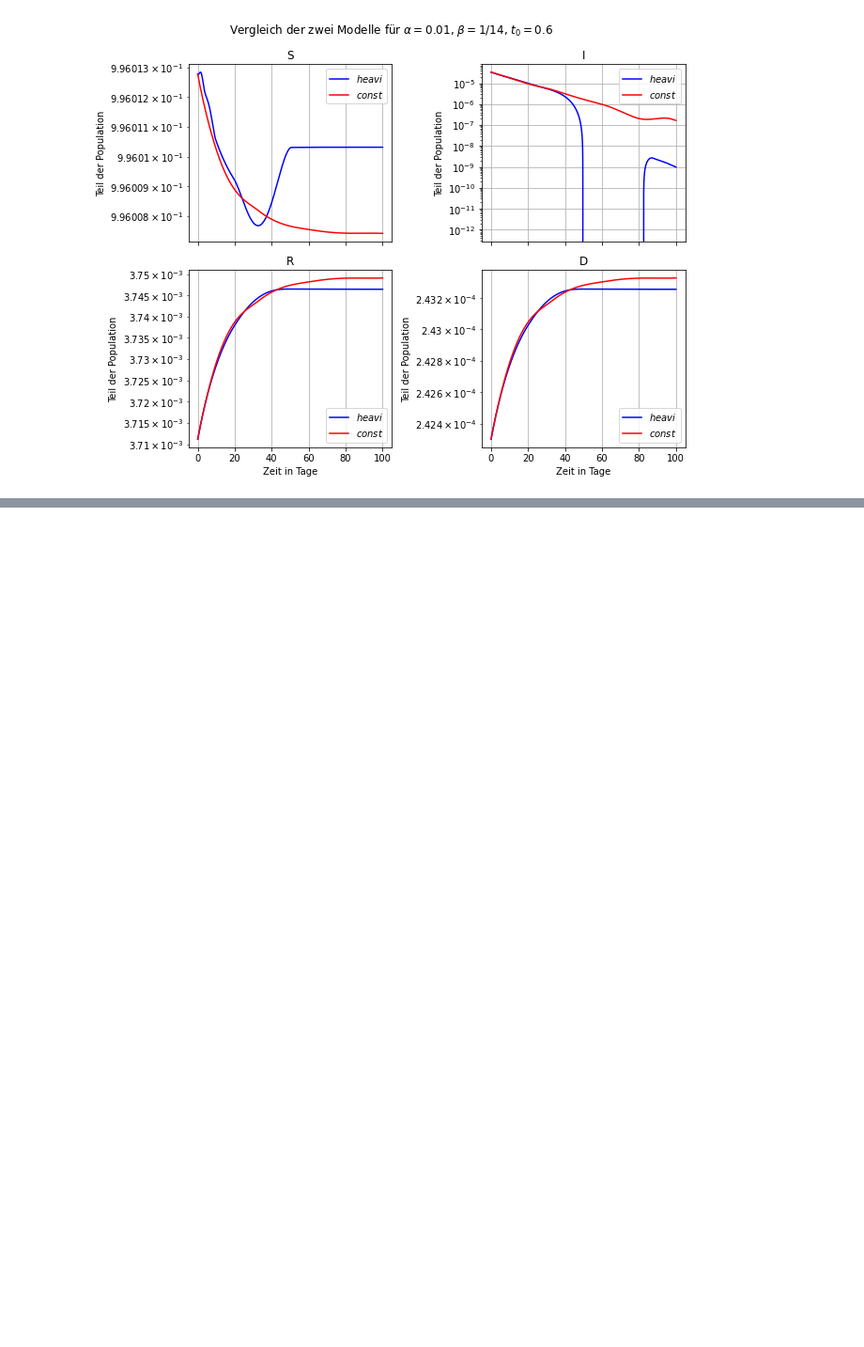
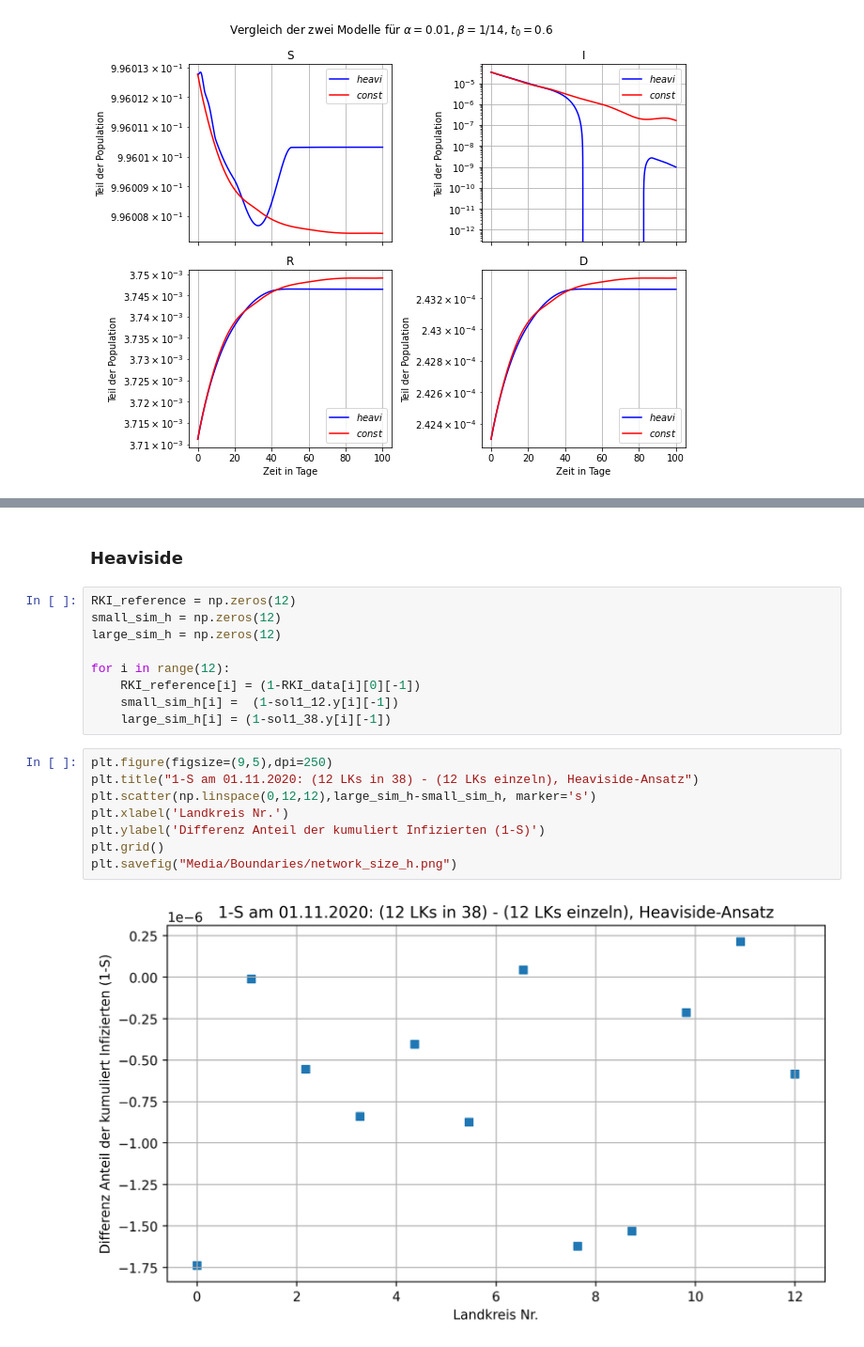
Before and after one commit to torbensun/Modeling-Of-Epidemics-With-Compartmental-And-Network-Models, a Jupyter notebook: Project.ipynb, the cells around one changed output, grey strips where cells are left out. Shown at 94% size. Saved outputs shown, nothing was run; the diff lists cells and outputs as text; blank space fills up the shorter version.

```diff
--- a/Project.ipynb
+++ b/Project.ipynb
@@ -533,0 +668,21 @@ plt.savefig("./Media/Plots/small/small1.pdf", dpi=200)
+# %% [markdown]
+### Heaviside
+# %%
+RKI_reference = np.zeros(12)
+small_sim_h = np.zeros(12)
+large_sim_h = np.zeros(12)
+
+for i in range(12):
+    RKI_reference[i] = (1-RKI_data[i][0][-1])
+    small_sim_h[i] =  (1-sol1_12.y[i][-1])
+    large_sim_h[i] = (1-sol1_38.y[i][-1])
+# %%
+plt.figure(figsize=(9,5),dpi=250)
+plt.title("1-S am 01.11.2020: (12 LKs in 38) - (12 LKs einzeln), Heaviside-Ansatz")
+plt.scatter(np.linspace(0,12,12),large_sim_h-small_sim_h, marker='s')
+plt.xlabel('Landkreis Nr.')
+plt.ylabel('Differenz Anteil der kumuliert Infizierten (1-S)')
+plt.grid()
+plt.savefig("Media/Boundaries/network_size_h.png")
+# %% [output]
+[figure, added]
```
Also changed, not shown: parts of 17 cells of this notebook, 5 other files.
